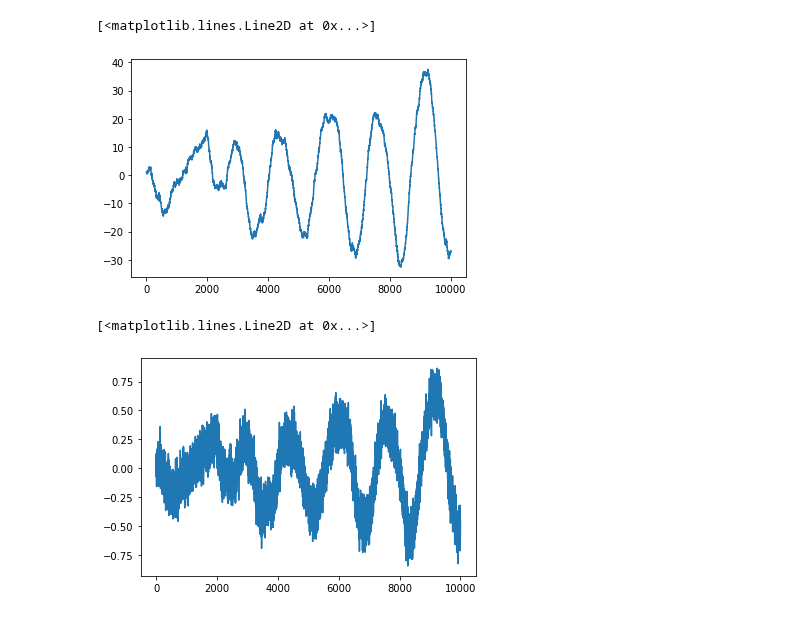
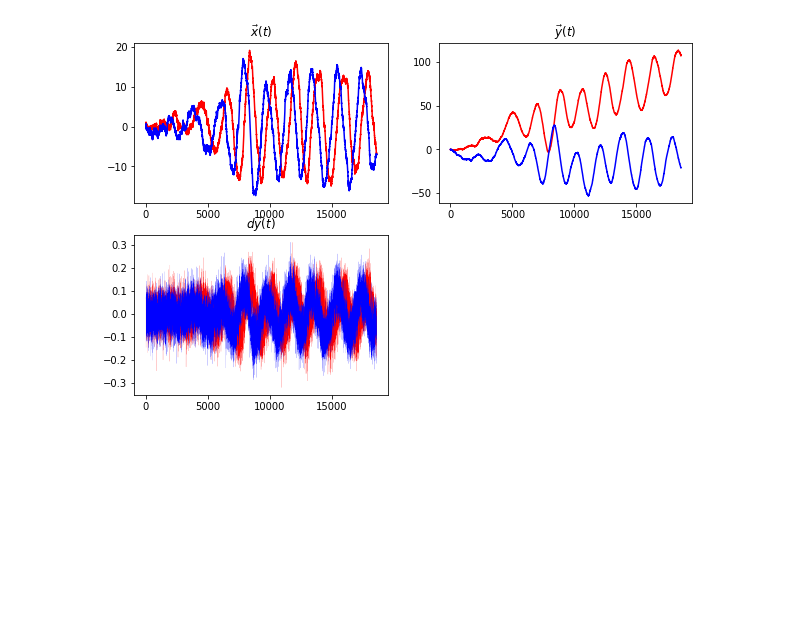
Before and after one commit to matibilkis/continuous, a Jupyter notebook: generate_data.ipynb, the cells around one changed output. Drawn from its saved outputs; the diff is of its cells as text; code cells hidden in the pictures; blank space fills up the shorter version.

```diff
--- a/generate_data.ipynb
+++ b/generate_data.ipynb
@@ -78,6 +95,18 @@ for k in tqdm(range(tot_steps)):
-# %%
-plt.plot(np.array(means)[:,0])
-# %% [output]
-[<matplotlib.lines.Line2D at 0x...>]
-[figure, removed]
+# %%
+plt.figure(figsize=(10,10))
+plt.subplot(321)
+plt.title(r'$\vec{x}(t)$')
+for ind, c in enumerate(["red","blue"]):
+    plt.plot(np.array(means)[:,ind], color=c)
+plt.subplot(322)
+plt.title(r'$\vec{y}(t)$')
+for ind, c in enumerate(["red","blue"]):
+    plt.plot(np.array(j)[:,ind], color=c)
+
+plt.subplot(323)
+plt.title(r'$d\vec{y}(t)$')
+for ind, c in enumerate(["red","blue"]):
+    plt.plot(np.array(signals)[:,ind], color=c, linewidth=0.1)
+# %% [output]
+[figure, added]
 # %%
@@ -91,8 +121,3 @@ np.save("data/D",D)
 np.save("data/C",C)
 np.save("data/dt",np.array([dt]))
 np.save("data/A",A)
-# %%
-plt.plot([signals[k][0] for k in range(len(signals))])
-# %% [output]
-[<matplotlib.lines.Line2D at 0x...>]
-[figure, removed]
```
Also changed, not shown: parts of 14 cells of this notebook, 24 other files.
